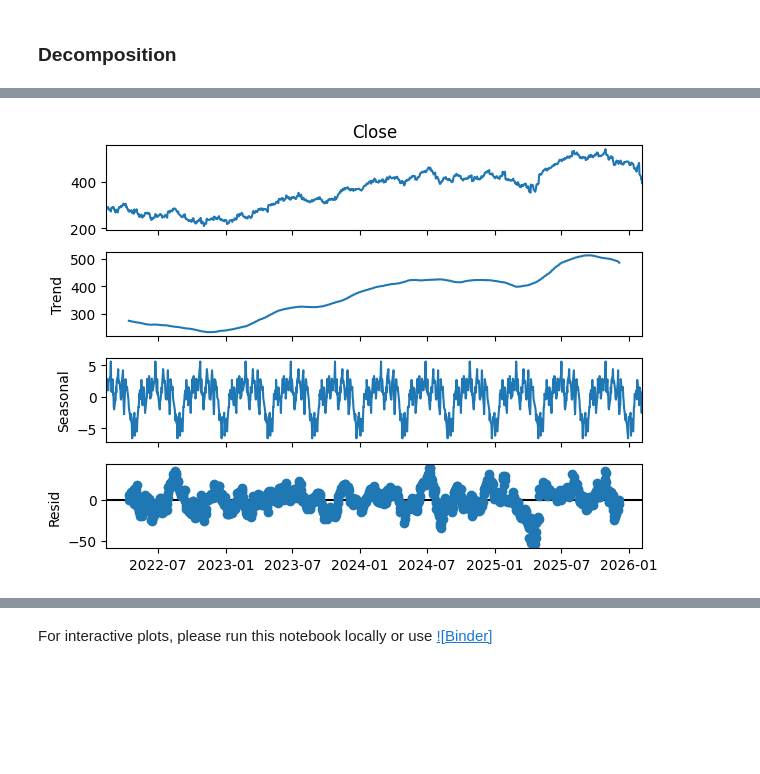
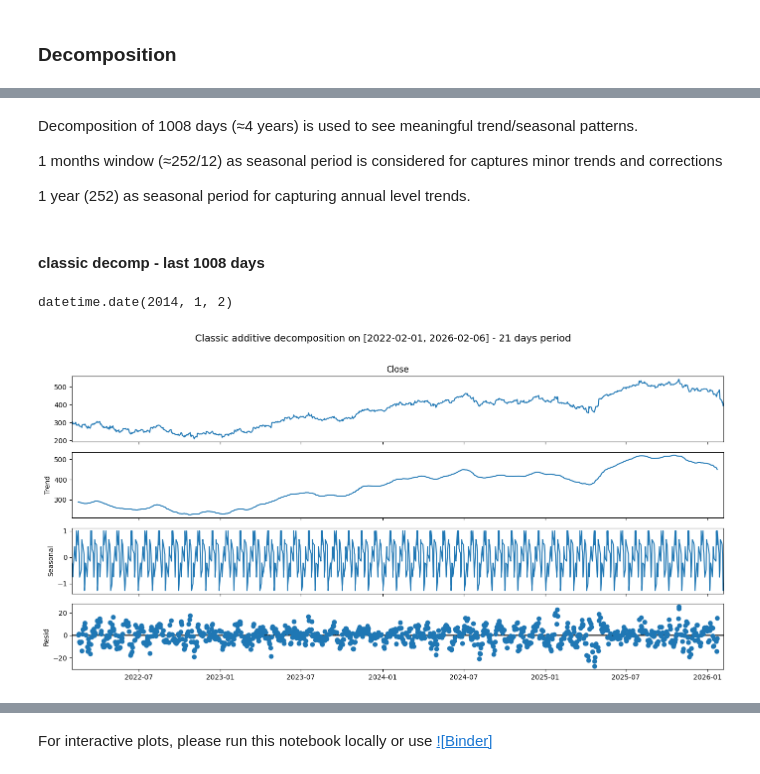
Before and after one commit to shashankgarewal/Time-Series-Analysis-Forecasting, a Jupyter notebook: notebooks/02_eda_analysis.ipynb, the cells around one changed output, grey strips where cells are left out. Saved outputs shown, nothing was run; the diff lists cells and outputs as text; code cells hidden in the pictures; blank space fills up the shorter version.

```diff
--- a/notebooks/02_eda_analysis.ipynb
+++ b/notebooks/02_eda_analysis.ipynb
@@ -164,10 +160,12 @@ AttributeError: 'Figure' object has no attribute 'figsize'
-# %%
-decomp = seasonal_decompose(df['Close'][-1000:], model='additive', period=84)
-
-decomp.plot().figure
-fig.suptitle('Seasonal Additive Decomposition', fontsize=14)
-plt.tight_layout()
-plt.subplots_adjust(top=0.92)
-plt.show()
-# %% [output]
-[figure, removed]
+# %% [markdown]
+Decomposition of 1008 days (≈4 years) is used to see meaningful trend/seasonal patterns.
+
+1 months window (≈252/12) as seasonal period is considered for captures minor trends and corrections
+
+1 year (252) as seasonal period for capturing annual level trends.
+# %% [markdown]
+#### classic decomp - last 1008 days
+# %%
+df.index.date.min()
+# %% [output]
+datetime.date(2014, 1, 2)
@@ -173,0 +183,4 @@ plt.show()
+# %%
+plot_classic_decomp(df['Close'][-1008:], 'additive', 21);
+# %% [output]
+[figure, added]
```
Also changed, not shown: parts of 22 cells of this notebook.
